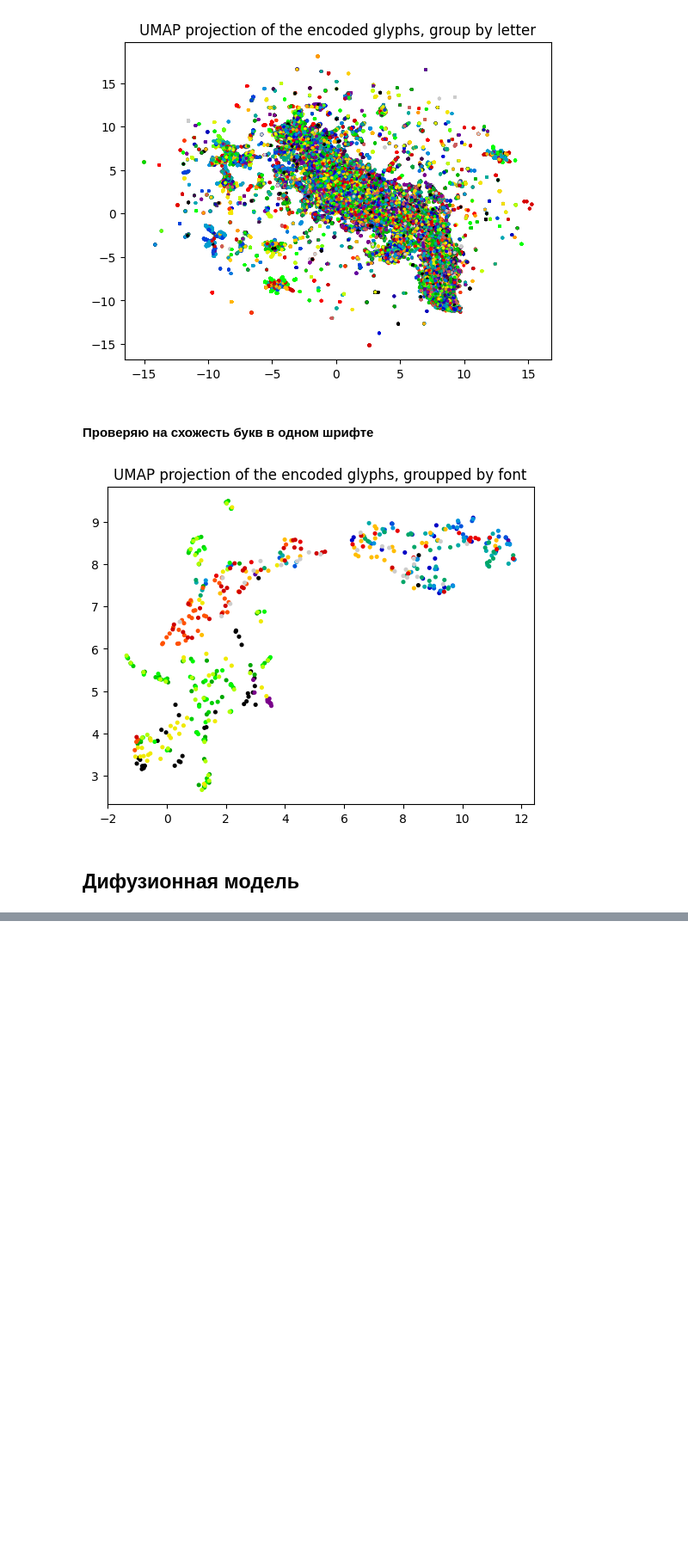
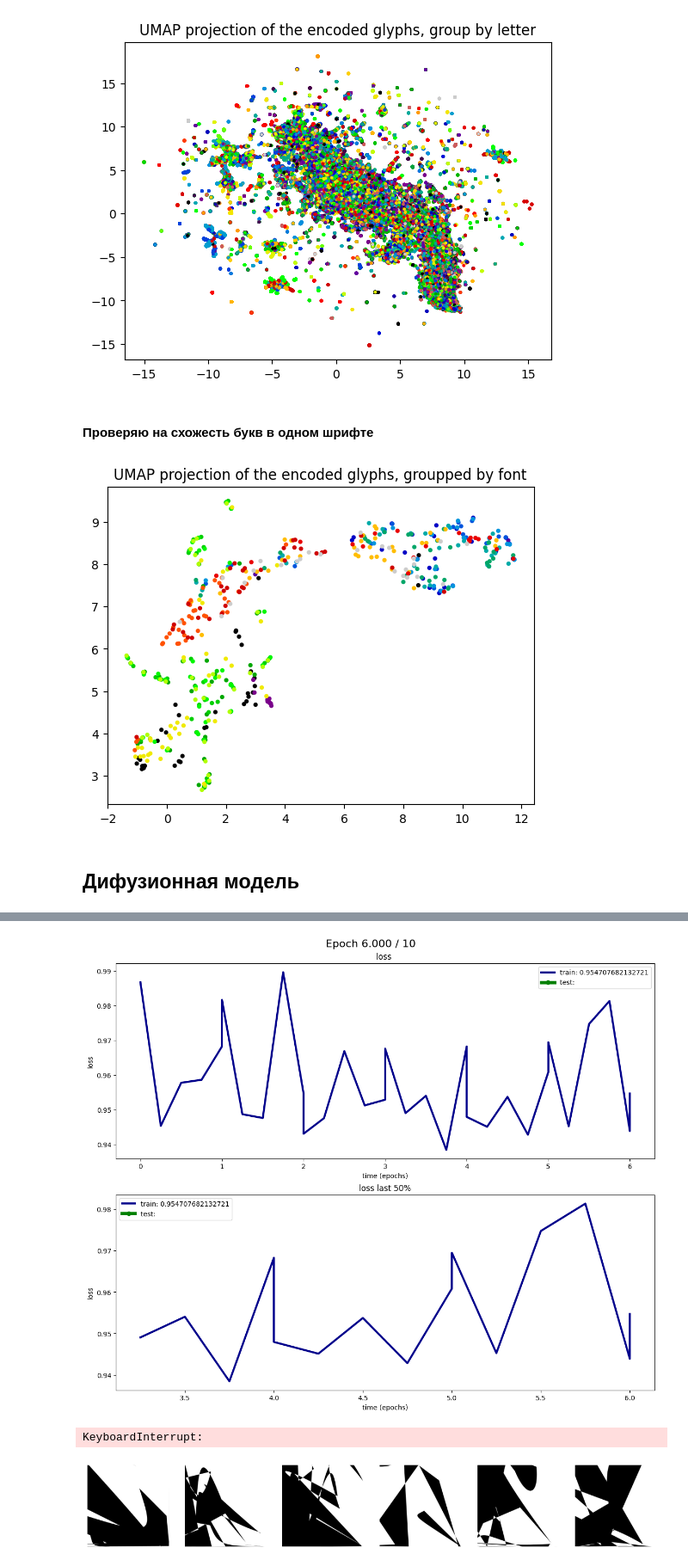
Before and after one commit to flydzen/diploma, a Jupyter notebook: main_difuse.ipynb, the cells around one changed output, grey strips where cells are left out. Shown at 86% size. Saved outputs shown, nothing was run; the diff lists cells and outputs as text; code cells hidden in the pictures; blank space fills up the shorter version.

```diff
--- a/main_difuse.ipynb
+++ b/main_difuse.ipynb
@@ -1056,0 +1066,53 @@ diffusion.sample_plot_image()
+# %%
+model = Unet1D(
+    dim = 64,
+    dim_mults = (1, 2, 4, 8),
+    channels = 1
+).to(device)
+
+diffusion = GaussianDiffusion1D(
+    model,
+    seq_length = GLIPH_WIDTH,
+    timesteps = 1000,
+    objective = 'pred_v'
+).to(device)
+
+diffusion_progresser = Progresser(split_num=100)
+# %%
+num_batches = len(dataloader)
+epochs = 10
+for epoch in range(1, epochs):
+    for batch, (inp_data, labels) in enumerate(dataloader.iterate()):
+        inp_data = torch.Tensor(inp_data).to(device)
+        labels = labels2one_hot(labels).to(device)
+
+        encoded_batch = encode_img(inp_data, labels)
+        encoded_batch = encoded_batch.reshape(-1, 1, GLIPH_WIDTH)
+        loss = diffusion(encoded_batch)
+        loss.backward()
+
+        if batch % progresser.interval == 0:
+            t = epoch + (batch + 1) / num_batches
+            diffusion_progresser.add_train(t, loss.item())
+            diffusion_progresser.show_progress(t, epochs)
+# %% [output]
+[figure, added]
+KeyboardInterrupt:
+# %%
+# after a lot of training
+
+imgs_num = 6
+plt.figure(figsize=(3 * imgs_num, 3))
+plt.axis('off')
+
+sampled_seq = diffusion.sample(batch_size = imgs_num)
+a_labels = ['a'] * imgs_num
+a_labels = labels2one_hot(a_labels).to(device)
+decoded_images = to_numpy(decode_img(sampled_seq.reshape(imgs_num, GLIPH_WIDTH), a_labels))
+
+for i in range(imgs_num):
+    plt.subplot(1, imgs_num + 1, i + 1)
+    plt.axis('off')
+    show_sampled(decoded_images[i])
+# %% [output]
+[figure, added]
```
Also changed, not shown: parts of 11 cells of this notebook.
